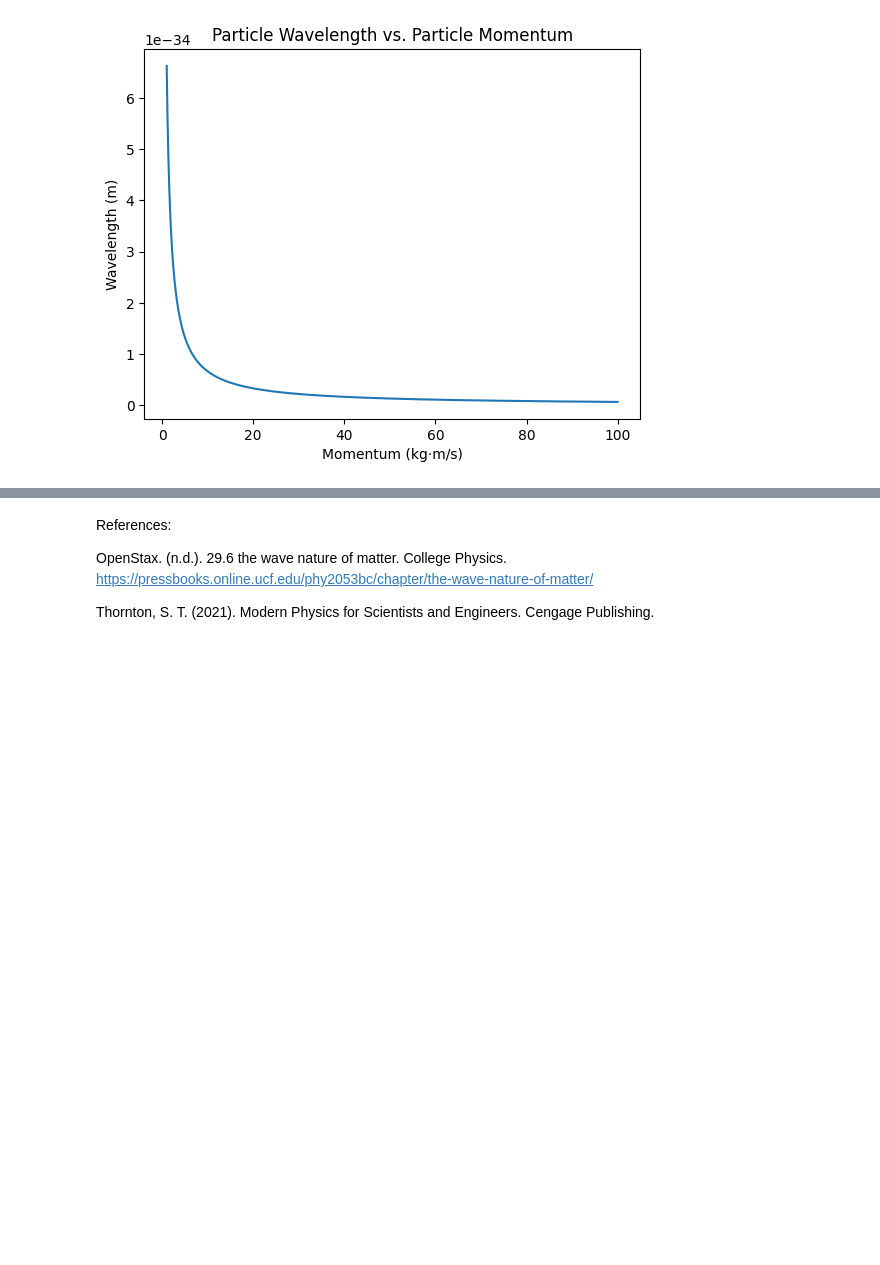
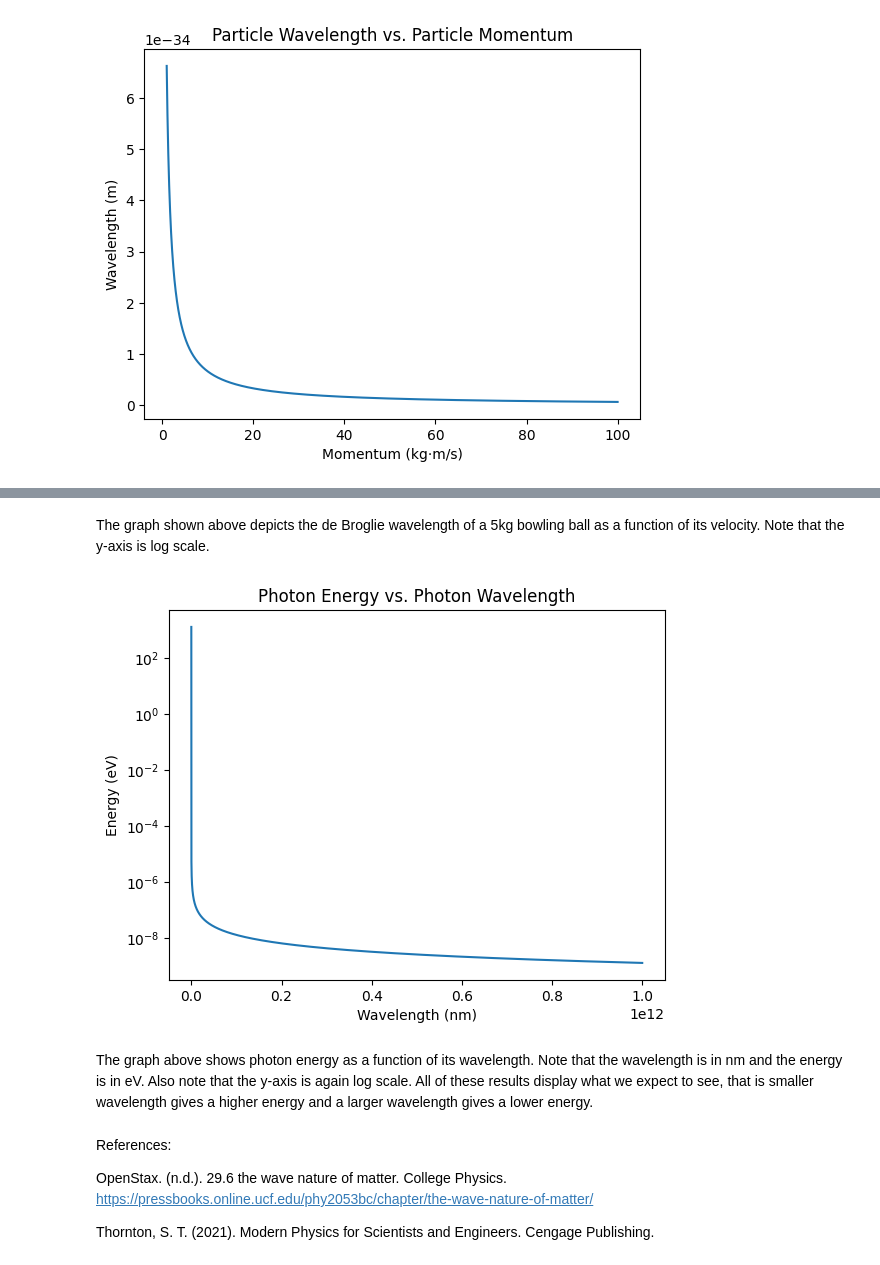
Before and after one commit to OwenBlume/PHYS309, a Jupyter notebook: Phys309HonorsProject.ipynb, the cells around one changed output, grey strips where cells are left out. Drawn from its saved outputs; the diff is of its cells as text; code cells hidden in the pictures; blank space fills up the shorter version.

```diff
--- a/Phys309HonorsProject.ipynb
+++ b/Phys309HonorsProject.ipynb
@@ -21,3 +36,19 @@ plt.show()
+# %% [markdown]
+The graph shown above depicts the de Broglie wavelength of a 5kg bowling ball as a function of its velocity. Note that the y-axis is log scale.
+# %%
+def energy(lam):
+    return constants.Planck*constants.c/((lam*(10**-9))*constants.e)
+lams=np.linspace(1,1000000000000,1000000)
+plt.plot(lams,energy(lams))
+plt.title("Photon Energy vs. Photon Wavelength")
+plt.xlabel("Wavelength (nm)")
+plt.ylabel("Energy (eV)")
+plt.yscale("log")
+plt.show()
+# %% [output]
+[figure, added]
+# %% [markdown]
+The graph above shows photon energy as a function of its wavelength. Note that the wavelength is in nm and the energy is in eV. Also note that the y-axis is again log scale. All of these results display what we expect to see, that is smaller wavelength gives a higher energy and a larger wavelength gives a lower energy.
 # %% [markdown]
 References:
 
```
Also changed, not shown: parts of 4 cells of this notebook.
